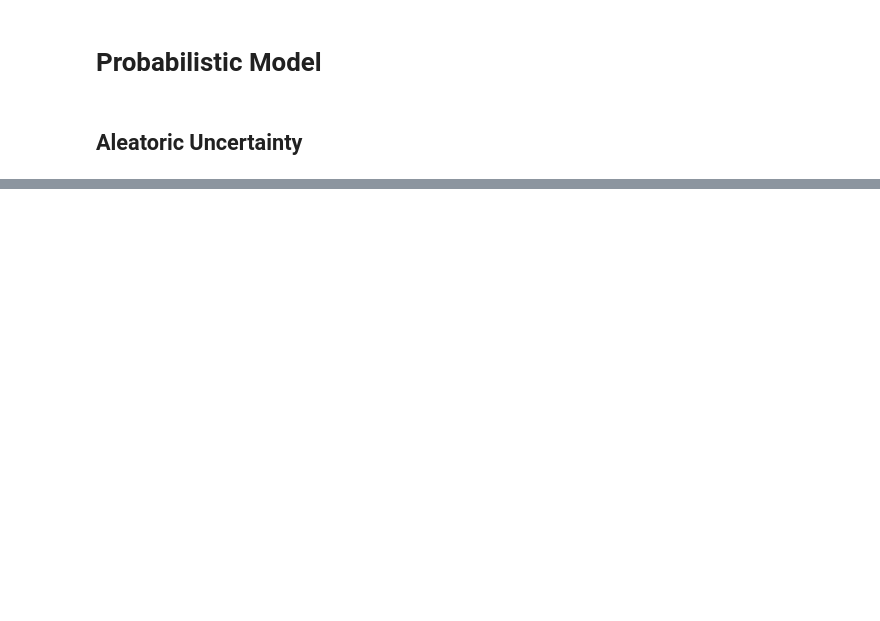
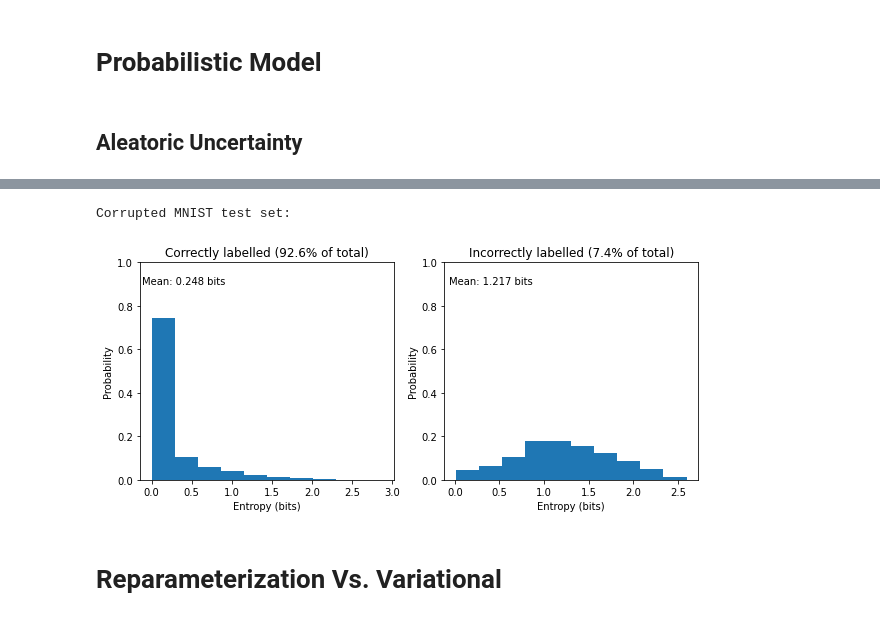
Before and after one commit to basselkassem/probabilistic-ml, a Jupyter notebook: baysian_nn.ipynb, the cells around one changed output, grey strips where cells are left out. Cells and saved outputs as stored; diff of their text form; code cells hidden in the pictures; blank space fills up the shorter version.

```diff
--- a/baysian_nn.ipynb
+++ b/baysian_nn.ipynb
@@ -339,0 +442,8 @@ Corrupted MNIST test set:
+# %%
+print('Corrupted MNIST test set:')
+plot_entropy_distribution(epistemic_model, corr_X_test, corr_y_test)
+# %% [output]
+Corrupted MNIST test set:
+[figure, added]
+# %% [markdown]
+# Reparameterization Vs. Variational
```
Also changed, not shown: parts of 31 cells of this notebook.
